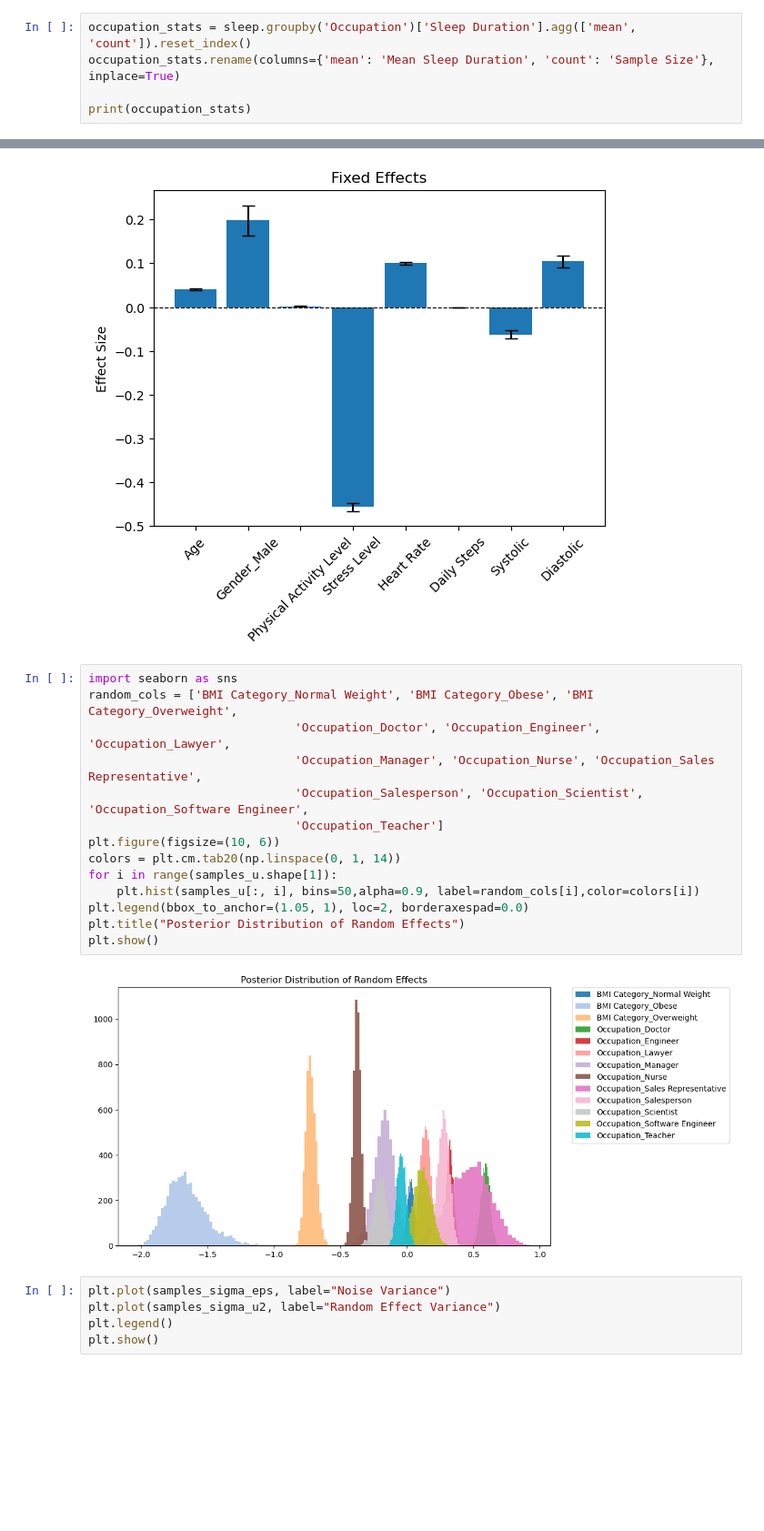
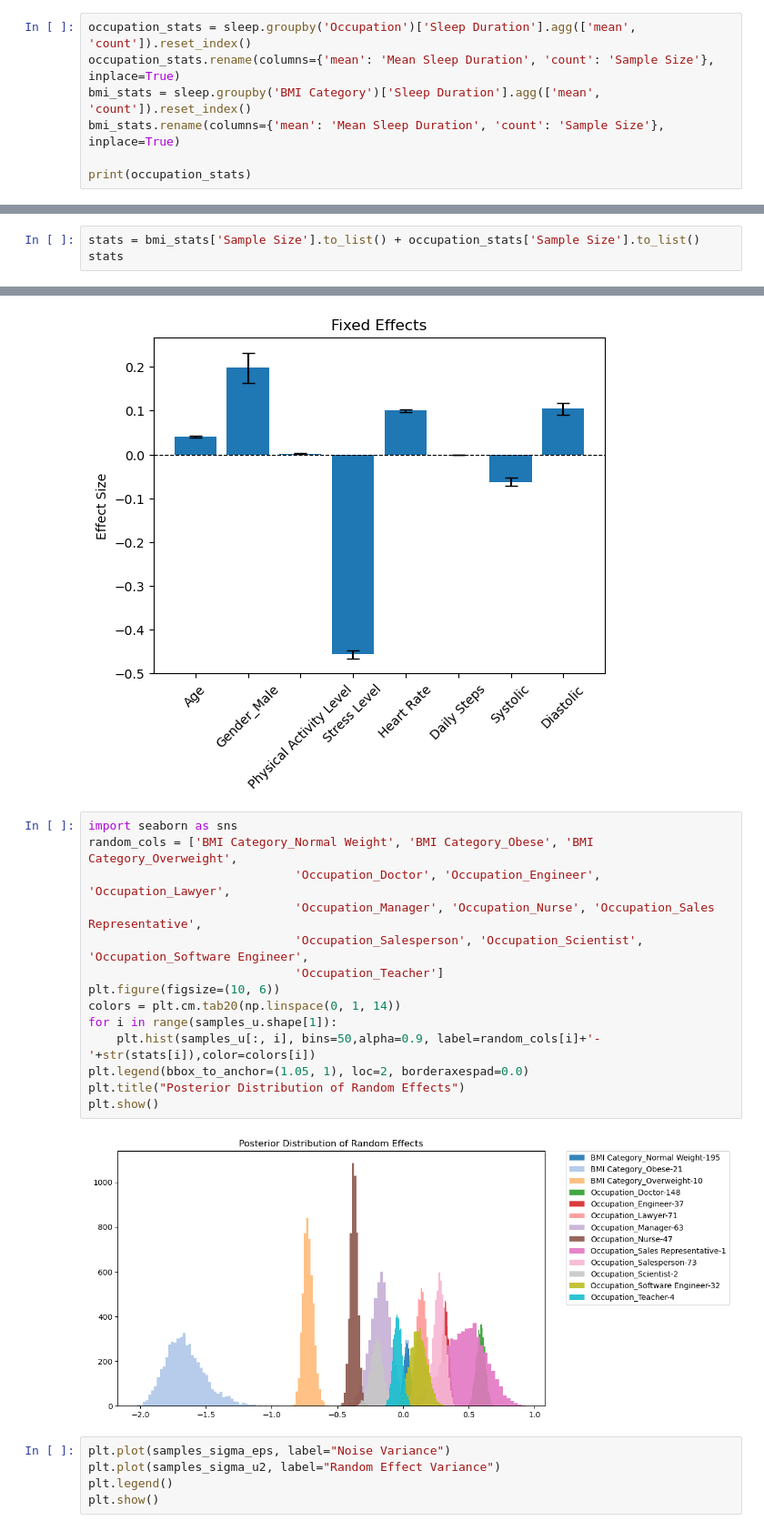
Before and after one commit to whocansavemyhair/Bayesian-Final-24fall, a Jupyter notebook: Final.ipynb, the cells around one changed output, grey strips where cells are left out. Shown: that part at 91% size. Drawn from its saved outputs; the diff is of its cells as text; blank space fills up the shorter version.

```diff
--- a/Final.ipynb
+++ b/Final.ipynb
@@ -86,6 +86,8 @@ plt.show()
 # %%
 occupation_stats = sleep.groupby('Occupation')['Sleep Duration'].agg(['mean', 'count']).reset_index()
 occupation_stats.rename(columns={'mean': 'Mean Sleep Duration', 'count': 'Sample Size'}, inplace=True)
+bmi_stats = sleep.groupby('BMI Category')['Sleep Duration'].agg(['mean', 'count']).reset_index()
+bmi_stats.rename(columns={'mean': 'Mean Sleep Duration', 'count': 'Sample Size'}, inplace=True)
 
 print(occupation_stats)
 # %% [output]
@@ -103,0 +114,3 @@ print(occupation_stats)
+# %%
+stats = bmi_stats['Sample Size'].to_list() + occupation_stats['Sample Size'].to_list()
+stats
@@ -263,19 +278,19 @@ plt.show()
 # %%
 import seaborn as sns
 random_cols = ['BMI Category_Normal Weight', 'BMI Category_Obese', 'BMI Category_Overweight',
                              'Occupation_Doctor', 'Occupation_Engineer', 'Occupation_Lawyer',
                              'Occupation_Manager', 'Occupation_Nurse', 'Occupation_Sales Representative',
                              'Occupation_Salesperson', 'Occupation_Scientist', 'Occupation_Software Engineer',
                              'Occupation_Teacher']
 plt.figure(figsize=(10, 6))
 colors = plt.cm.tab20(np.linspace(0, 1, 14))
 for i in range(samples_u.shape[1]):
-    plt.hist(samples_u[:, i], bins=50,alpha=0.9, label=random_cols[i],color=colors[i])
+    plt.hist(samples_u[:, i], bins=50,alpha=0.9, label=random_cols[i]+'-'+str(stats[i]),color=colors[i])
 plt.legend(bbox_to_anchor=(1.05, 1), loc=2, borderaxespad=0.0)
 plt.title("Posterior Distribution of Random Effects")
 plt.show()
 # %% [output]
-[figure, old version]
+[figure, new version]
 # %%
 plt.plot(samples_sigma_eps, label="Noise Variance")
 plt.plot(samples_sigma_u2, label="Random Effect Variance")
```
Also changed, not shown: parts of 2 cells of this notebook.
